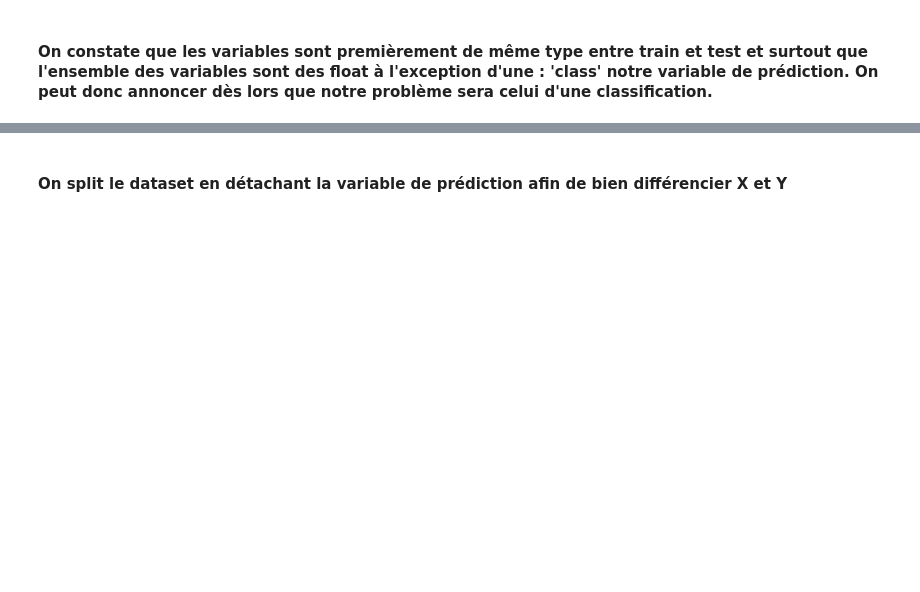
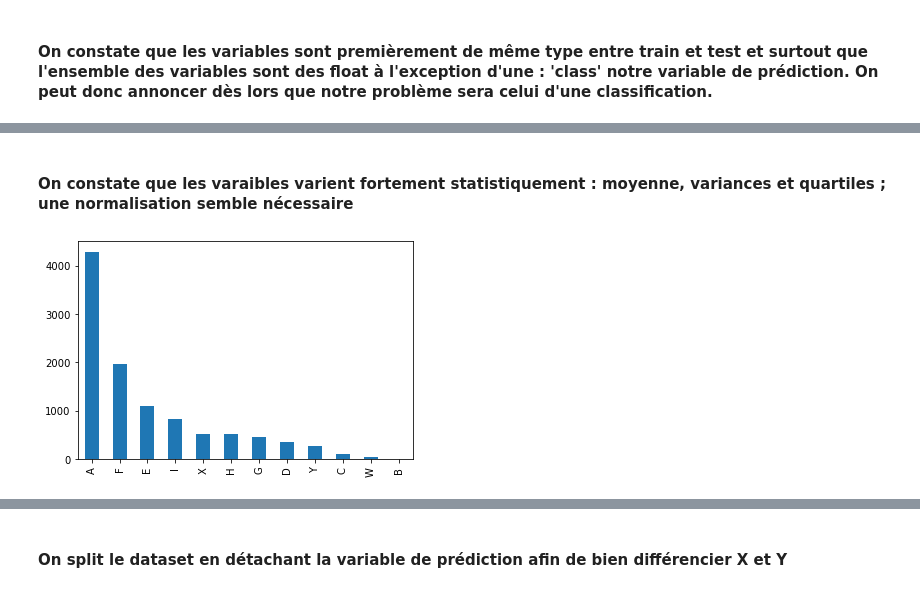
Before and after one commit to QuentinGABOT/Projet-Python, a Jupyter notebook: Projet Python.ipynb, the cells around one changed output, grey strips where cells are left out. Saved outputs shown, nothing was run; the diff lists cells and outputs as text; code cells hidden in the pictures; blank space fills up the shorter version.

```diff
--- a/Projet Python.ipynb
+++ b/Projet Python.ipynb
@@ -87,0 +104,6 @@ database.dtypes, database_test.dtypes
+# %% [markdown]
+#### On constate que les varaibles varient fortement statistiquement : moyenne, variances et quartiles ; une normalisation semble nécessaire
+# %%
+database[' class'].value_counts().plot(kind='bar');
+# %% [output]
+[figure, added]
```
Also changed, not shown: parts of 139 cells of this notebook.
